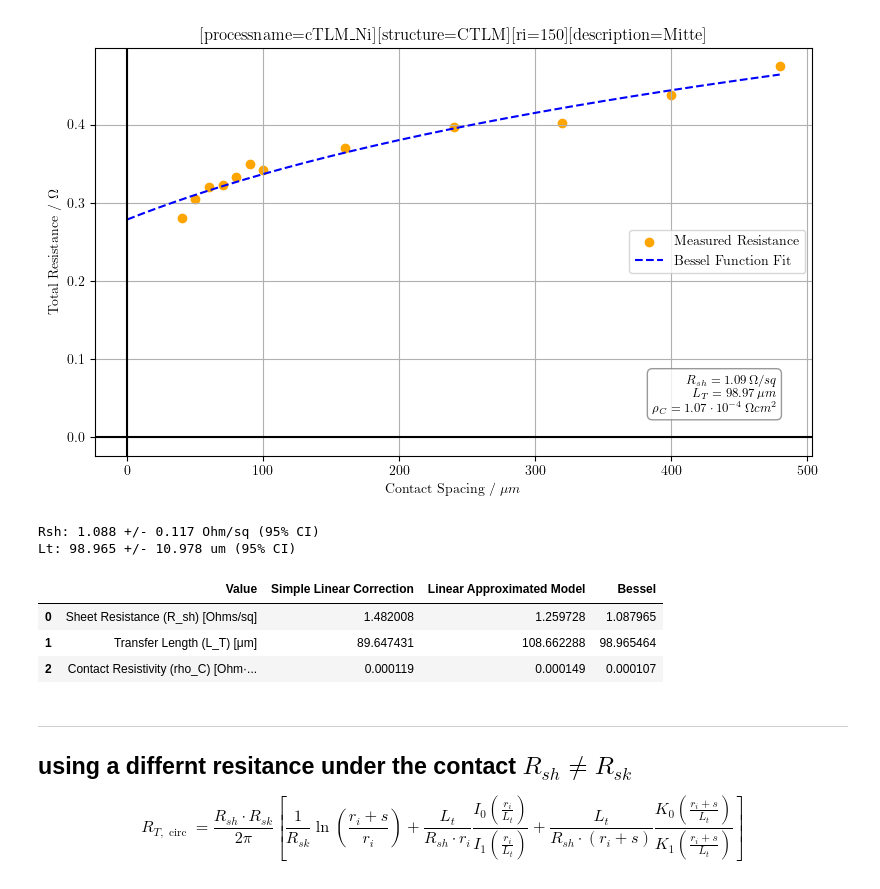
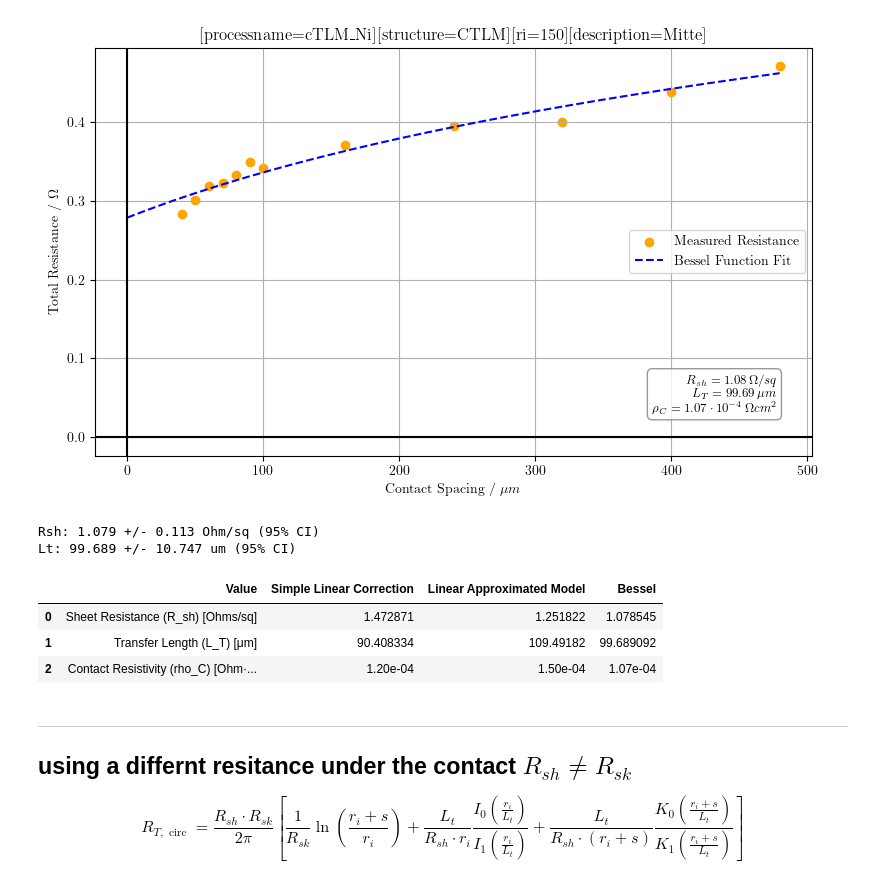
Before and after one commit to XXLutz13/Master_data, a Jupyter notebook: TLM-CTLM/cTLM.ipynb, the cells around one changed output. Cells and saved outputs as stored; diff of their text form; code cells hidden in the pictures.

```diff
--- a/TLM-CTLM/cTLM.ipynb
+++ b/TLM-CTLM/cTLM.ipynb
@@ -43,15 +43,17 @@ def clean_inline_data(df):
             # remove units
             clean_val = val.replace('V', '').replace('mA', '').replace('uA', '').replace(' ', '')
             # convert unit if needed (mA / uA)
-            df[col][index] = float(clean_val) * multiplier
-
+            # df[col][index] = float(clean_val) * multiplier
+            df.loc[index, col] = float(clean_val) * multiplier
     # convert to float
     df = df.apply(pd.to_numeric, errors='coerce')
 
     df['delta_V'] = df['VinS'] - df['VoutS']
     return df
 # %%
-folder_path = r"K:\tech_stud\Hager_Lutz\cTLM_Testprozess\IV\cTLM_Ni_final\[processname=cTLM_Ni][structure=CTLM][ri=150][description=Mitte]"
+# folder_path = r"K:\tech_stud\Hager_Lutz\cTLM_Testprozess\IV\cTLM_Ni_final\[processname=cTLM_Ni][structure=CTLM][ri=150][description=Mitte]"
+folder_path = r"C:\Users\Lutz_Laptop\Documents\Seafile\Master\Data\TLM\CTLM Messdaten\cTLM_Ni_final\[processname=cTLM_Ni][structure=CTLM][ri=150][description=Mitte]"
+
 
 match = re.search(r"\[ri=(\d+)\]", folder_path)
 if match:
@@ -69,6 +71,11 @@ for file in os.listdir(folder_path):
         try:
             data = pd.read_csv(os.path.join(folder_path, file), delimiter='\t', skiprows=12, header=1, encoding='ISO-8859-1')
             data['delta_V'] = data['VinS'] - data['VoutS']
+
+            limit = 0.1  # 100mA
+            # Keep only rows where compliance limit is not reached
+            data = data[data['Iin'].abs() < limit].reset_index(drop=True)
+
             list_of_measurements[int(os.path.splitext(os.path.basename(file))[0])] = data
 
         except Exception as e:
@@ -77,10 +84,15 @@ for file in os.listdir(folder_path):
             data = pd.read_csv(os.path.join(folder_path, file), delimiter=r'\s{2,}', skiprows=24, encoding='ISO-8859-1', engine='python')
             data = clean_inline_data(data)
 
+            limit = 0.1  # 100mA
+            # Keep only rows where compliance limit is not reached
+            data = data[data['Iin'].abs() < limit].reset_index(drop=True)
+
             list_of_measurements[int(os.path.splitext(os.path.basename(file))[0])] = data
         except Exception as e:
             pass
 
+
 list_of_measurements = dict(sorted(list_of_measurements.items()))
 print(list_of_measurements.keys())
 # print(list_of_measurements[480])
@@ -430,21 +443,21 @@ Lt_ci = 1.96 * Lt_err
 print(f"Rsh: {Rsh_fit:.3f} +/- {Rsh_ci:.3f} Ohm/sq (95% CI)")
 print(f"Lt: {Lt_fit:.3f} +/- {Lt_ci:.3f} um (95% CI)")
 # %% [output]
-Rsh: 1.088 +/- 0.117 Ohm/sq (95% CI)
-Lt: 98.965 +/- 10.978 um (95% CI)
+Rsh: 1.079 +/- 0.113 Ohm/sq (95% CI)
+Lt: 99.689 +/- 10.747 um (95% CI)
 # %%
 # compare results from all models:
 results_df = pd.DataFrame(columns=['Value', 'Simple Linear Correction', 'Linear Approximated Model', 'Bessel'])
 results_df['Value'] = ['Sheet Resistance (R_sh) [Ohms/sq]', 'Transfer Length (L_T) [μm]', 'Contact Resistivity (rho_C) [Ohm·cm²]']
-results_df['Simple Linear Correction'] = [R_sh, L_T, roh_C]
-results_df['Linear Approximated Model'] = [R_sh_linear, L_T_linear, rho_C_linear]
-results_df['Bessel'] = [Rsh_fit, Lt_fit, rho_c_fit]
+results_df['Simple Linear Correction'] = [R_sh, L_T, '{:.2e}'.format(roh_C)]
+results_df['Linear Approximated Model'] = [R_sh_linear, L_T_linear, '{:.2e}'.format(rho_C_linear)]
+results_df['Bessel'] = [Rsh_fit, Lt_fit, '{:.2e}'.format(rho_c_fit)]
 results_df
 # %% [output]
 |  | Value | Simple Linear Correction | Linear Approximated Model | Bessel |
-| 0 | Sheet Resistance (R_sh) [Ohms/sq] | 1.482008 | 1.259728 | 1.087965 |
-| 1 | Transfer Length (L_T) [μm] | 89.647431 | 108.662288 | 98.965464 |
-| 2 | Contact Resistivity (rho_C) [Ohm·... | 0.000119 | 0.000149 | 0.000107 |
+| 0 | Sheet Resistance (R_sh) [Ohms/sq] | 1.472871 | 1.251822 | 1.078545 |
+| 1 | Transfer Length (L_T) [μm] | 90.408334 | 109.49182 | 99.689092 |
+| 2 | Contact Resistivity (rho_C) [Ohm·... | 1.20e-04 | 1.50e-04 | 1.07e-04 |
 # %% [markdown]
 ---
 ## using a differnt resitance under the contact $R_{sh} \neq R_{sk}$
```
Also changed, not shown: parts of 3 cells of this notebook, 1 other file.
